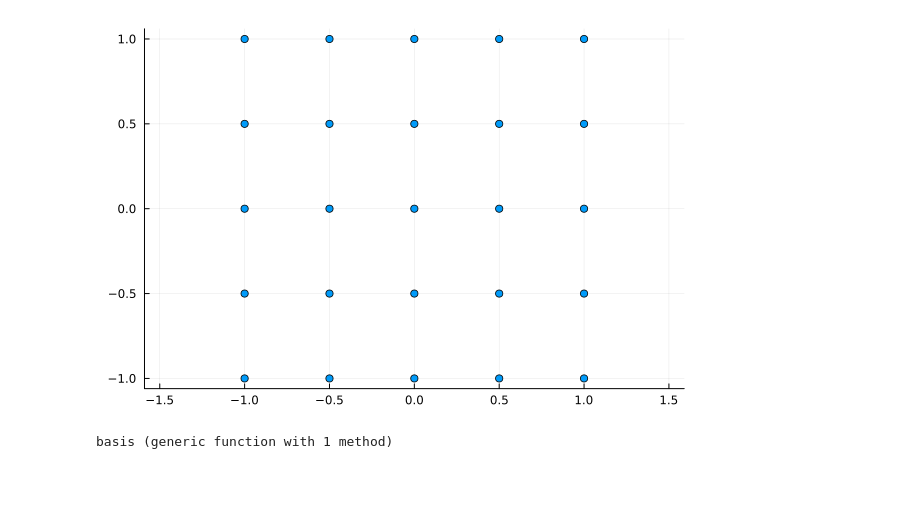
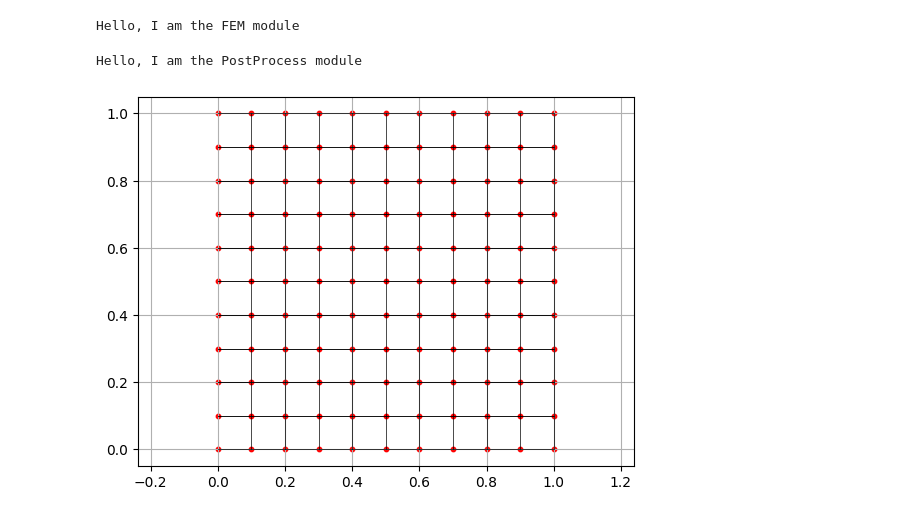
Before and after one commit to soshalaw/smearFEM.jl, a Jupyter notebook: Notebooks/2d_fem_single_element.ipynb, the cells around one changed output. Saved outputs shown, nothing was run; the diff lists cells and outputs as text; code cells hidden in the pictures; blank space fills up the shorter version.

```diff
--- a/Notebooks/2d_fem_single_element.ipynb
+++ b/Notebooks/2d_fem_single_element.ipynb
@@ -3,64 +14,67 @@ using Plots
+# %%
+fem.greet()
+# %% [output]
+Hello, I am the FEM module
+# %%
+PostProcess.greet()
+# %% [output]
+Hello, I am the PostProcess module
+# %%
+# test case
+x0 = 0
+x1 = 1
+y0 = 0
+y1 = 1
+ne = 10
+h = (x1 - x0) / ne;
 # %%
 # set up mesh grid
 function meshgrid(x0,x1,y0,y1,ne)
     x = collect(range(x0, x1, length=ne+1))
     y = collect(range(y0, y1, length=ne+1))
 
     NodeList = zeros(2,(ne+1)*(ne+1))
 
     k = 1
     for i in 1:ne+1
         for j in 1:ne+1
             NodeList[1,k] = x[j]
             NodeList[2,k] = y[i]
             k = k + 1
         end
     end
 
-    IEN = zeros(4,ne*ne)
+    IEN = zeros(Int64,ne*ne,4)
 
     l = 1
     for i in 1:ne
         for j in 1:ne
-            IEN[1,l] = (i-1)*(ne+1) + j
-            IEN[2,l] = (i-1)*(ne+1) + j + 1
-            IEN[3,l] = i*(ne+1) + j + 1
-            IEN[4,l] = i*(ne+1) + j
+            IEN[l,1] = (i-1)*(ne+1) + j
+            IEN[l,2] = (i-1)*(ne+1) + j + 1
+            IEN[l,3] = i*(ne+1) + j + 1
+            IEN[l,4] = i*(ne+1) + j
             l = l + 1
         end
     end
 
     return NodeList, IEN
 end
 
-# test case
-x0 = -1.0
-x1 = 1.0
-y0 = -1.0
-y1 = 1.0
-ne = 4
+NodeList, IEN = meshgrid(x0,x1,y0,y1,ne)
 
-NodeList = meshgrid(x0,x1,y0,y1,ne)
+fig1 = plt.figure()
+ax = fig1.add_subplot(111)
 
-plot(NodeList[1,:],NodeList[2,:],seriestype=:scatter,aspect_ratio=:equal,legend=false)
+for i in 1:size(IEN,1)
+    x = NodeList[1,IEN[i,:]]
+    y = NodeList[2,IEN[i,:]]
+    ax.plot(x, y, "-k", linewidth=0.5)
+end
+
+ax.scatter(NodeList[1,:],NodeList[2,:],s=10,c="r")
+ax.axis("equal")
+ax.grid("on")
+
+gcf()
 # %% [output]
-[figure, old version]
+[figure, new version]
-# %%
-# basis functions
-
-function basis(x1, x2, y1, y2, x, y, h)
-
-    # x1, x2, y1, y2 are the coordinates of the lower left corner of the element
-    # x, y are the coordinates of the point where the basis function is evaluated
-    # h is the size of the element
-
-    # basis functions
-    N = [(x-x1)*(y-y1)/(h^2), (x-x1)*(y2-y)/(h^2), (x2-x)*(y-y1)/(h^2), (x2-x)*(y2-y)/(h^2)]
-
-    Delta_N = [[(x-x1)/(h^2), (x-x1)/(h^2), (x2-x)/(h^2), (x2-x)/(h^2)]
-                [(y-y1)/(h^2), (y2-y)/(h^2), (y-y1)/(h^2), (y2-y)/(h^2)]]
-
-    return N, Delta_N
-end
-# %% [output]
-basis (generic function with 1 method)
```
Also changed, not shown: parts of 9 cells of this notebook, 2 other files.
